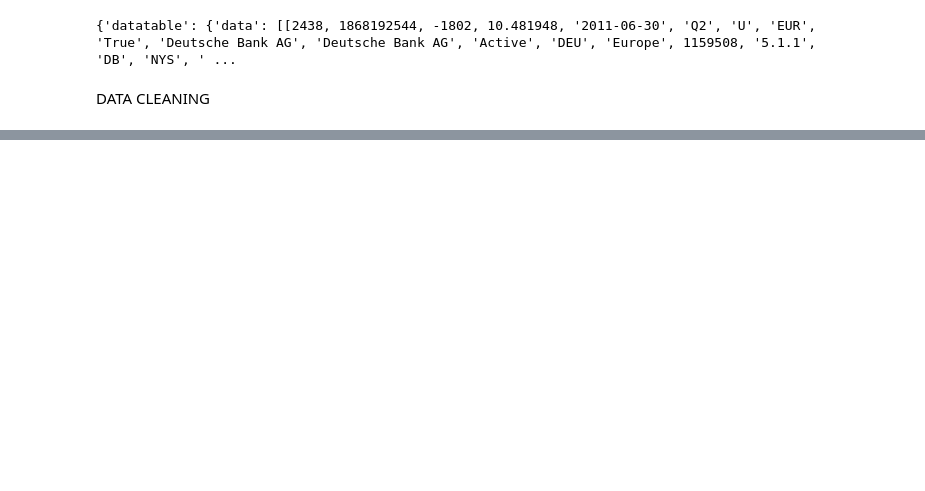
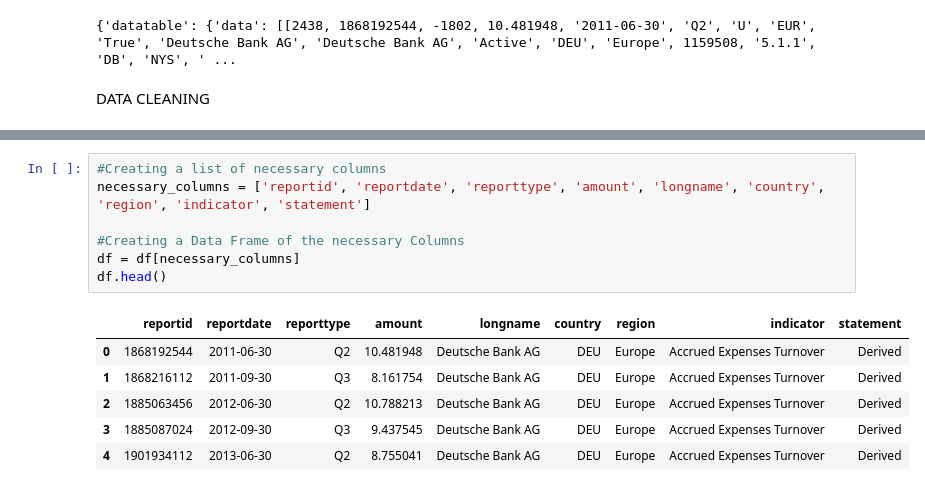
Before and after one commit to eanderson66-gsu/Financial-Analysis-with-Python, a Jupyter notebook: Main.ipynb, the cells around one changed output, grey strips where cells are left out. Saved outputs shown, nothing was run; the diff lists cells and outputs as text; blank space fills up the shorter version.

```diff
--- a/Main.ipynb
+++ b/Main.ipynb
@@ -56,0 +70,14 @@ df
+# %%
+#Creating a list of necessary columns
+necessary_columns = ['reportid', 'reportdate', 'reporttype', 'amount', 'longname', 'country', 'region', 'indicator', 'statement']
+
+#Creating a Data Frame of the necessary Columns
+df = df[necessary_columns]
+df.head()
+# %% [output]
+|  | reportid | reportdate | reporttype | amount | longname | country | region | indicator | statement |
+| 0 | 1868192544 | 2011-06-30 | Q2 | 10.481948 | Deutsche Bank AG | DEU | Europe | Accrued Expenses Turnover | Derived |
+| 1 | 1868216112 | 2011-09-30 | Q3 | 8.161754 | Deutsche Bank AG | DEU | Europe | Accrued Expenses Turnover | Derived |
+| 2 | 1885063456 | 2012-06-30 | Q2 | 10.788213 | Deutsche Bank AG | DEU | Europe | Accrued Expenses Turnover | Derived |
+| 3 | 1885087024 | 2012-09-30 | Q3 | 9.437545 | Deutsche Bank AG | DEU | Europe | Accrued Expenses Turnover | Derived |
+| 4 | 1901934112 | 2013-06-30 | Q2 | 8.755041 | Deutsche Bank AG | DEU | Europe | Accrued Expenses Turnover | Derived |
```
Also changed, not shown: parts of 3 cells of this notebook.
